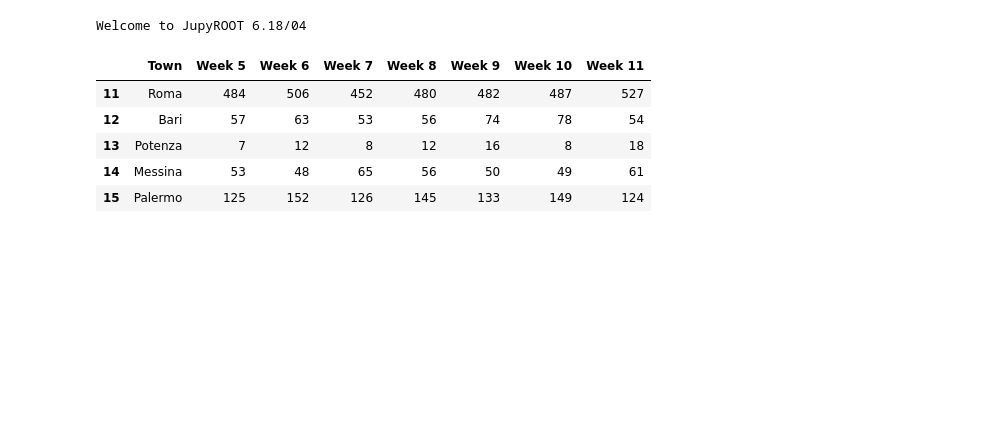
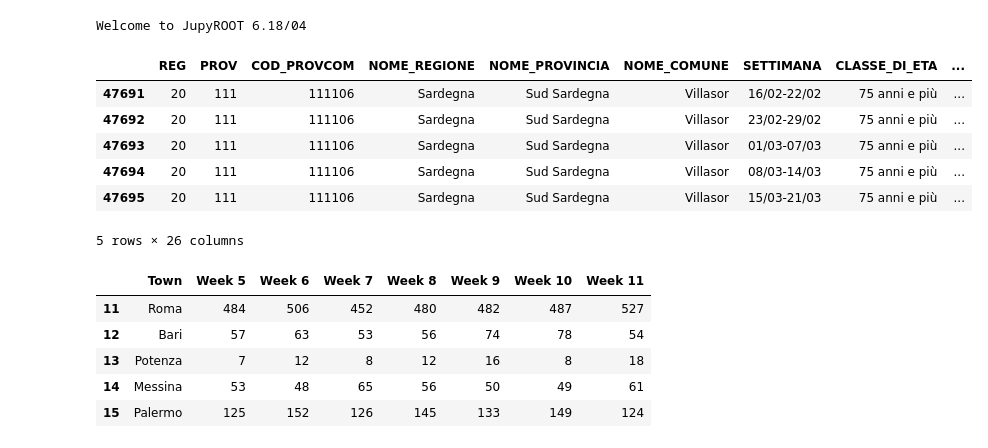
Before and after one commit to pmeridian/COVID19_DA, a Jupyter notebook: analisiMortalita.ipynb, the cells around one changed output. Cells and saved outputs as stored; diff of their text form; code cells hidden in the pictures; blank space fills up the shorter version.

```diff
--- a/analisiMortalita.ipynb
+++ b/analisiMortalita.ipynb
@@ -16,3 +91,15 @@ dfByTownDaily = pd.read_csv(urlByTownDaily)
+# %%
+urlIstat = '~/Downloads/comuni_settimana.csv'
+dfIstat = pd.read_csv(urlIstat)
+dfIstat.tail()
+# %% [output]
+|  | REG | PROV | COD_PROVCOM | NOME_REGIONE | NOME_PROVINCIA | NOME_COMUNE | SETTIMANA | CLASSE_DI_ETA | ... |
+| 47691 | 20 | 111 | 111106 | Sardegna | Sud Sardegna | Villasor | 16/02-22/02 | 75 anni e più | ... |
+| 47692 | 20 | 111 | 111106 | Sardegna | Sud Sardegna | Villasor | 23/02-29/02 | 75 anni e più | ... |
+| 47693 | 20 | 111 | 111106 | Sardegna | Sud Sardegna | Villasor | 01/03-07/03 | 75 anni e più | ... |
+| 47694 | 20 | 111 | 111106 | Sardegna | Sud Sardegna | Villasor | 08/03-14/03 | 75 anni e più | ... |
+| 47695 | 20 | 111 | 111106 | Sardegna | Sud Sardegna | Villasor | 15/03-21/03 | 75 anni e più | ... |
+5 rows × 26 columns
 # %%
 dfByTown.tail()
 # %% [output]
```
Also changed, not shown: parts of 17 cells of this notebook, 3 other files.
